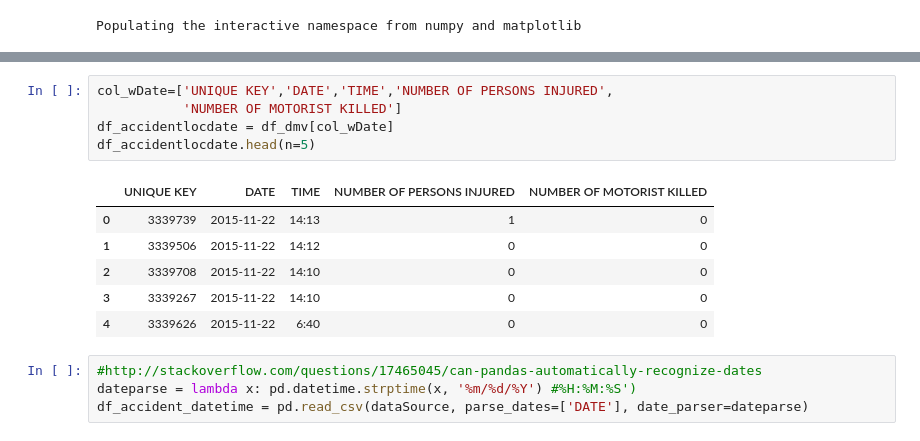
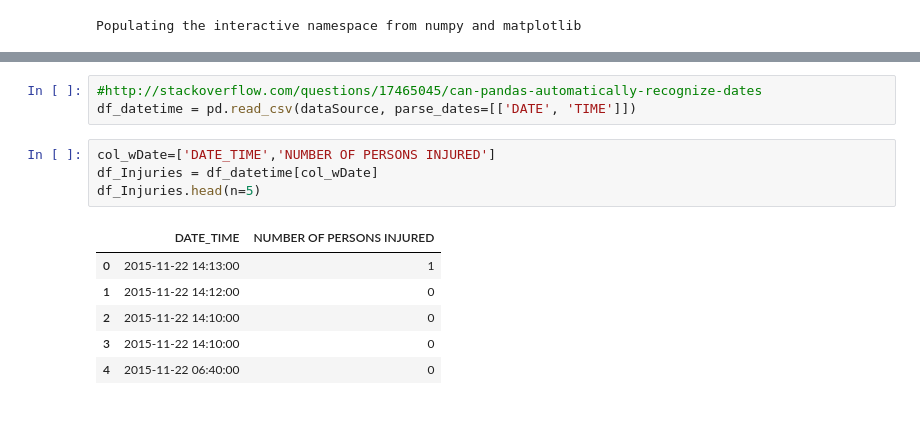
Before and after one commit to jz2575/PUI2016_jz2575, a Jupyter notebook: HW2_jz2575/HW2_EC_jz2575.ipynb, the cells around one changed output, grey strips where cells are left out. Saved outputs shown, nothing was run; the diff lists cells and outputs as text.

```diff
--- a/HW2_jz2575/HW2_EC_jz2575.ipynb
+++ b/HW2_jz2575/HW2_EC_jz2575.ipynb
@@ -61,17 +32,15 @@ pl.show()
+# %%
+#http://stackoverflow.com/questions/17465045/can-pandas-automatically-recognize-dates
+df_datetime = pd.read_csv(dataSource, parse_dates=[['DATE', 'TIME']])
 # %%
-col_wDate=['UNIQUE KEY','DATE','TIME','NUMBER OF PERSONS INJURED',
-           'NUMBER OF MOTORIST KILLED']
-df_accidentlocdate = df_dmv[col_wDate]
-df_accidentlocdate.head(n=5)
+col_wDate=['DATE_TIME','NUMBER OF PERSONS INJURED']
+df_Injuries = df_datetime[col_wDate]
+df_Injuries.head(n=5)
 # %% [output]
-|  | UNIQUE KEY | DATE | TIME | NUMBER OF PERSONS INJURED | NUMBER OF MOTORIST KILLED |
-| 0 | 3339739 | 2015-11-22 | 14:13 | 1 | 0 |
-| 1 | 3339506 | 2015-11-22 | 14:12 | 0 | 0 |
-| 2 | 3339708 | 2015-11-22 | 14:10 | 0 | 0 |
-| 3 | 3339267 | 2015-11-22 | 14:10 | 0 | 0 |
-| 4 | 3339626 | 2015-11-22 | 6:40 | 0 | 0 |
+|  | DATE_TIME | NUMBER OF PERSONS INJURED |
+| 0 | 2015-11-22 14:13:00 | 1 |
+| 1 | 2015-11-22 14:12:00 | 0 |
+| 2 | 2015-11-22 14:10:00 | 0 |
+| 3 | 2015-11-22 14:10:00 | 0 |
+| 4 | 2015-11-22 06:40:00 | 0 |
-# %%
-#http://stackoverflow.com/questions/17465045/can-pandas-automatically-recognize-dates
-dateparse = lambda x: pd.datetime.strptime(x, '%m/%d/%Y') #%H:%M:%S')
-df_accident_datetime = pd.read_csv(dataSource, parse_dates=['DATE'], date_parser=dateparse)
 # %%
```
Also changed, not shown: parts of 5 cells of this notebook.
